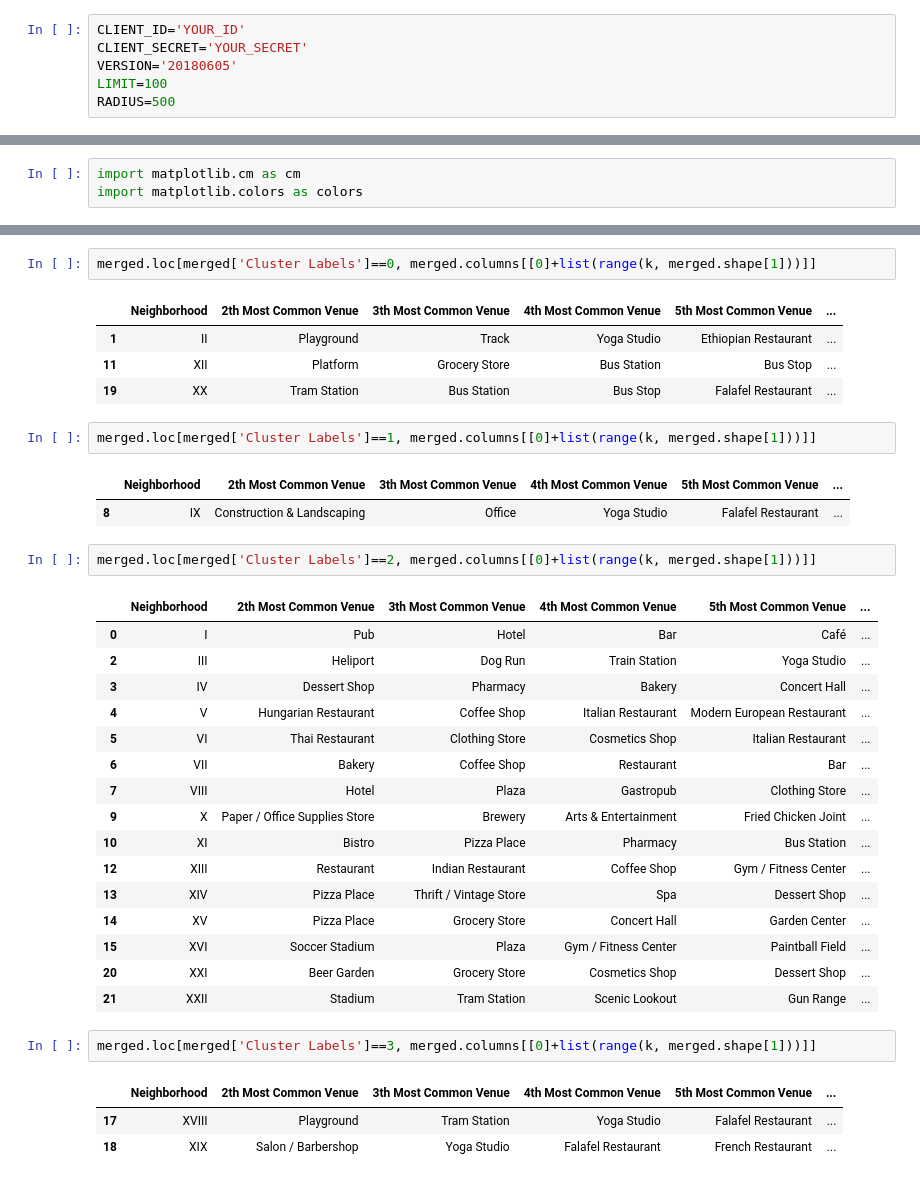
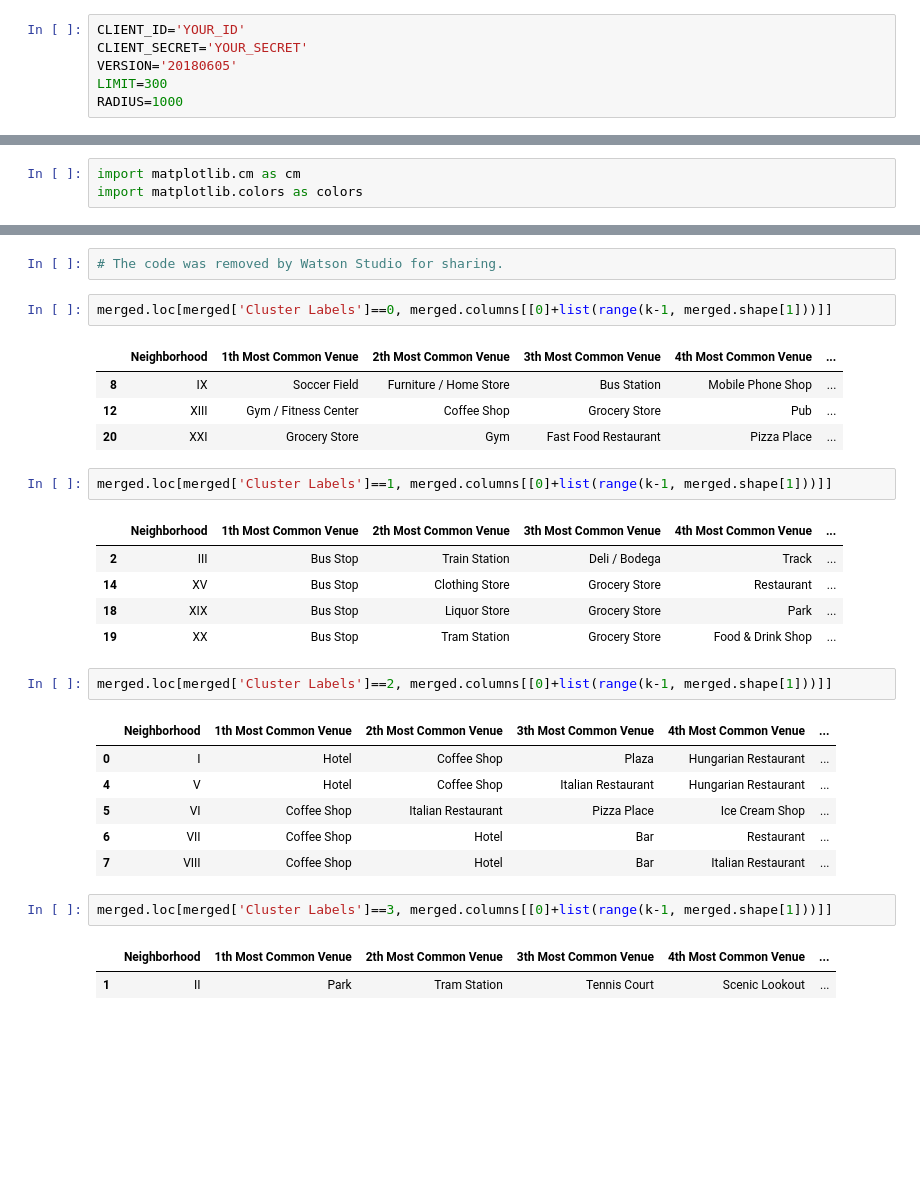
Before and after one commit to AmbrusAttila/Coursera-IBM-Data-Science-Specialization-Capstone, a Jupyter notebook: The battle of neighborhoods.ipynb, the cells around one changed output, grey strips where cells are left out. Saved outputs shown, nothing was run; the diff lists cells and outputs as text; blank space fills up the shorter version.

Commit message:
Published from Watson Studio.

```diff
--- a/The battle of neighborhoods.ipynb
+++ b/The battle of neighborhoods.ipynb
@@ -183,8 +185,8 @@ map
 CLIENT_ID='YOUR_ID'
 CLIENT_SECRET='YOUR_SECRET'
 VERSION='20180605'
-LIMIT=100
-RADIUS=500
+LIMIT=300
+RADIUS=1000
 # %%
 # The code was removed by Watson Studio for sharing.
 # %%
@@ -364,41 +375,35 @@ for lat, lon, poi, clus in zip(merged['Neighborhood.Latitude'], merged['Neighbor
 map
 # %% [output]
 [interactive output not drawn]
+# %%
+# The code was removed by Watson Studio for sharing.
 # %%
-merged.loc[merged['Cluster Labels']==0, merged.columns[[0]+list(range(k, merged.shape[1]))]]
+merged.loc[merged['Cluster Labels']==0, merged.columns[[0]+list(range(k-1, merged.shape[1]))]]
 # %% [output]
-|  | Neighborhood | 2th Most Common Venue | 3th Most Common Venue | 4th Most Common Venue | 5th Most Common Venue | ... |
-| 1 | II | Playground | Track | Yoga Studio | Ethiopian Restaurant | ... |
-| 11 | XII | Platform | Grocery Store | Bus Station | Bus Stop | ... |
-| 19 | XX | Tram Station | Bus Station | Bus Stop | Falafel Restaurant | ... |
+|  | Neighborhood | 1th Most Common Venue | 2th Most Common Venue | 3th Most Common Venue | 4th Most Common Venue | ... |
+| 8 | IX | Soccer Field | Furniture / Home Store | Bus Station | Mobile Phone Shop | ... |
+| 12 | XIII | Gym / Fitness Center | Coffee Shop | Grocery Store | Pub | ... |
+| 20 | XXI | Grocery Store | Gym | Fast Food Restaurant | Pizza Place | ... |
 # %%
-merged.loc[merged['Cluster Labels']==1, merged.columns[[0]+list(range(k, merged.shape[1]))]]
+merged.loc[merged['Cluster Labels']==1, merged.columns[[0]+list(range(k-1, merged.shape[1]))]]
 # %% [output]
-|  | Neighborhood | 2th Most Common Venue | 3th Most Common Venue | 4th Most Common Venue | 5th Most Common Venue | ... |
-| 8 | IX | Construction & Landscaping | Office | Yoga Studio | Falafel Restaurant | ... |
+|  | Neighborhood | 1th Most Common Venue | 2th Most Common Venue | 3th Most Common Venue | 4th Most Common Venue | ... |
+| 2 | III | Bus Stop | Train Station | Deli / Bodega | Track | ... |
+| 14 | XV | Bus Stop | Clothing Store | Grocery Store | Restaurant | ... |
+| 18 | XIX | Bus Stop | Liquor Store | Grocery Store | Park | ... |
+| 19 | XX | Bus Stop | Tram Station | Grocery Store | Food & Drink Shop | ... |
 # %%
-merged.loc[merged['Cluster Labels']==2, merged.columns[[0]+list(range(k, merged.shape[1]))]]
+merged.loc[merged['Cluster Labels']==2, merged.columns[[0]+list(range(k-1, merged.shape[1]))]]
 # %% [output]
-|  | Neighborhood | 2th Most Common Venue | 3th Most Common Venue | 4th Most Common Venue | 5th Most Common Venue | ... |
-| 0 | I | Pub | Hotel | Bar | Café | ... |
-| 2 | III | Heliport | Dog Run | Train Station | Yoga Studio | ... |
-| 3 | IV | Dessert Shop | Pharmacy | Bakery | Concert Hall | ... |
-| 4 | V | Hungarian Restaurant | Coffee Shop | Italian Restaurant | Modern European Restaurant | ... |
-| 5 | VI | Thai Restaurant | Clothing Store | Cosmetics Shop | Italian Restaurant | ... |
-| 6 | VII | Bakery | Coffee Shop | Restaurant | Bar | ... |
-| 7 | VIII | Hotel | Plaza | Gastropub | Clothing Store | ... |
-| 9 | X | Paper / Office Supplies Store | Brewery | Arts & Entertainment | Fried Chicken Joint | ... |
-| 10 | XI | Bistro | Pizza Place | Pharmacy | Bus Station | ... |
-| 12 | XIII | Restaurant | Indian Restaurant | Coffee Shop | Gym / Fitness Center | ... |
-| 13 | XIV | Pizza Place | Thrift / Vintage Store | Spa | Dessert Shop | ... |
-| 14 | XV | Pizza Place | Grocery Store | Concert Hall | Garden Center | ... |
-| 15 | XVI | Soccer Stadium | Plaza | Gym / Fitness Center | Paintball Field | ... |
-| 20 | XXI | Beer Garden | Grocery Store | Cosmetics Shop | Dessert Shop | ... |
-| 21 | XXII | Stadium | Tram Station | Scenic Lookout | Gun Range | ... |
+|  | Neighborhood | 1th Most Common Venue | 2th Most Common Venue | 3th Most Common Venue | 4th Most Common Venue | ... |
+| 0 | I | Hotel | Coffee Shop | Plaza | Hungarian Restaurant | ... |
+| 4 | V | Hotel | Coffee Shop | Italian Restaurant | Hungarian Restaurant | ... |
+| 5 | VI | Coffee Shop | Italian Restaurant | Pizza Place | Ice Cream Shop | ... |
+| 6 | VII | Coffee Shop | Hotel | Bar | Restaurant | ... |
+| 7 | VIII | Coffee Shop | Hotel | Bar | Italian Restaurant | ... |
 # %%
-merged.loc[merged['Cluster Labels']==3, merged.columns[[0]+list(range(k, merged.shape[1]))]]
+merged.loc[merged['Cluster Labels']==3, merged.columns[[0]+list(range(k-1, merged.shape[1]))]]
 # %% [output]
-|  | Neighborhood | 2th Most Common Venue | 3th Most Common Venue | 4th Most Common Venue | 5th Most Common Venue | ... |
-| 17 | XVIII | Playground | Tram Station | Yoga Studio | Falafel Restaurant | ... |
-| 18 | XIX | Salon / Barbershop | Yoga Studio | Falafel Restaurant | French Restaurant | ... |
+|  | Neighborhood | 1th Most Common Venue | 2th Most Common Venue | 3th Most Common Venue | 4th Most Common Venue | ... |
+| 1 | II | Park | Tram Station | Tennis Court | Scenic Lookout | ... |
 # %%
```
Also changed, not shown: parts of 12 cells of this notebook.
